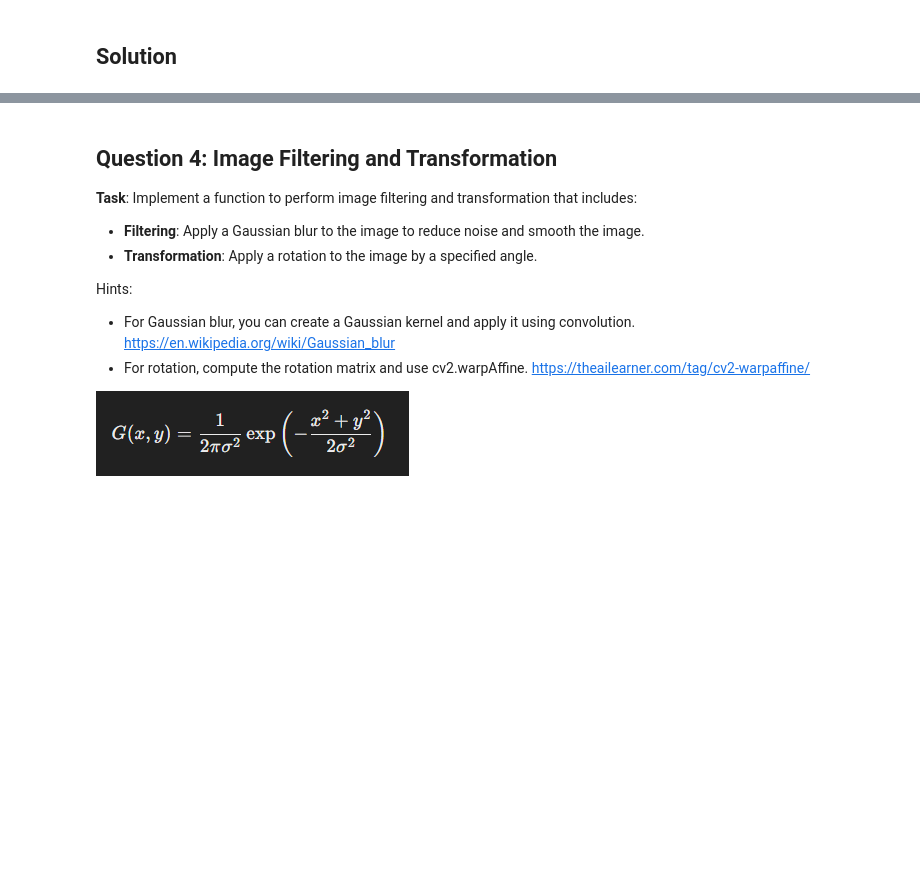
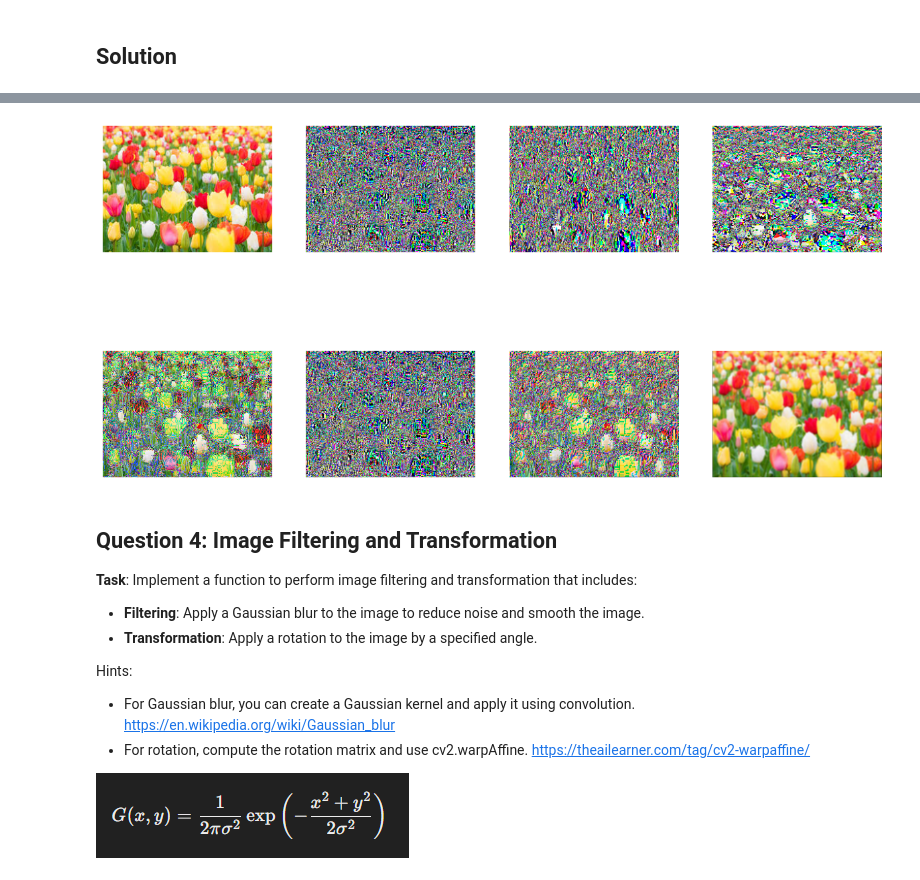
Before and after one commit to sadhanajarag/CV, a Jupyter notebook: Task_Week_1.ipynb, the cells around one changed output, grey strips where cells are left out. Saved outputs shown, nothing was run; the diff lists cells and outputs as text; code cells hidden in the pictures; blank space fills up the shorter version.

```diff
--- a/Task_Week_1.ipynb
+++ b/Task_Week_1.ipynb
@@ -251,9 +178,0 @@ Effect - Detecting the edges of flower here as well
-# %%
-# Example usage
-# Define a kernel (e.g., Sobel edge detection)
-kernel = np.array([[-2, -1,  0],
-                    [-1,  1,  1],
-                    [ 0,  1,  2]])
-
-# Call the function with an image path and kernel
-convolved_image = convolve_image('/content/flower.jpg', kernel)
@@ -264,9 +178,0 @@ Effect - Getting more brighter edge detection from original image
-# %%
-# Example usage
-# Define a kernel (e.g., Sobel edge detection)
-kernel = np.array([[0.111,0.111,0.111],
-                    [0.111,0.111,0.111],
-                    [0.111,0.111,0.111]])
-
-# Call the function with an image path and kernel
-convolved_image = convolve_image('/content/flower.jpg', kernel)
@@ -277,3 +205,48 @@ Effect - Detecting the image more brighter than original one
+# %%
+import torch
+import torch.nn.functional as F
+
+def apply_kernel(image, kernel):
+  #Converts the kernel to a PyTorch tensor of type float32.
+  #unsqueeze(0) adds a new dimension at position 0, changing the shape from [3, 3] to [1, 3, 3].
+    kernel = torch.tensor(kernel, dtype=torch.float32).unsqueeze(0)
+    kernel = kernel.repeat(3, 1, 1, 1)  # Repeat the kernel for each input channel(RGB)repeat(3, 1, 1, 1) repeats the kernel along the first dimension (input channels) to match the number of channels in the input image.
+    #If the original kernel shape is [1, 3, 3], after repeating, it becomes [3, 1, 3, 3].
+    #unsqueeze(0) adds a new dimension at position 0, changing the shape from [3, 194, 259] to [1, 3, 194, 259].
+    image = image.unsqueeze(0)  # Add batch dimension
+    #groups=3 ensures that each input channel is convolved with its corresponding kernel. This means the convolution is performed separately for each channel.
+    convolved_image = F.conv2d(image, kernel, padding=1, groups=3)
+    #squeeze(0) removes the batch dimension, changing the shape from [1, 3, 194, 259] to [3, 194, 259].
+    return convolved_image.squeeze(0)
+
+# Define the kernels
+kernels = [
+    [[0, 0, 0], [0, 1, 0], [0, 0, 0]],
+    [[-1, -1, -1], [-1, 8, -1], [-1, -1, -1]],
+    [[-1, 0, 1], [-2, 0, 2], [-1, 0, 1]],
+    [[-1, -2, -1], [0, 0, 0], [1, 2, 1]],
+    [[0, -1, 0], [-1, 5, -1], [0, -1, 0]],
+    [[-1, -1, -1], [-1, 8, -1], [-1, -1, -1]],
+    [[-2, -1, 0], [-1, 1, 1], [0, 1, 2]],
+    [[0.111, 0.111, 0.111], [0.111, 0.111, 0.111], [0.111, 0.111, 0.111]]
+]
+
+# Assuming 'image' is a PIL image or a NumPy array
+to_tensor = ToTensor()
+image_tensor = to_tensor(image)
+
+# Apply each kernel and display the results
+to_pil = ToPILImage()
+fig, axs = plt.subplots(2, 4, figsize=(15, 8))
+
+for i, kernel in enumerate(kernels):
+    convolved_image = apply_kernel(image_tensor, kernel)
+    axs[i // 4, i % 4].imshow(to_pil(convolved_image), cmap='gray')
+    (f'Kernel {i+1}')
+    axs[i // 4, i % 4].axis('off')
+plt.show()
+# %% [output]
+[figure, added]
 # %% [markdown]
 ## Question 4: Image Filtering and Transformation
 **Task**: Implement a function to perform image filtering and transformation that includes:
```
Also changed, not shown: parts of 57 cells of this notebook.
